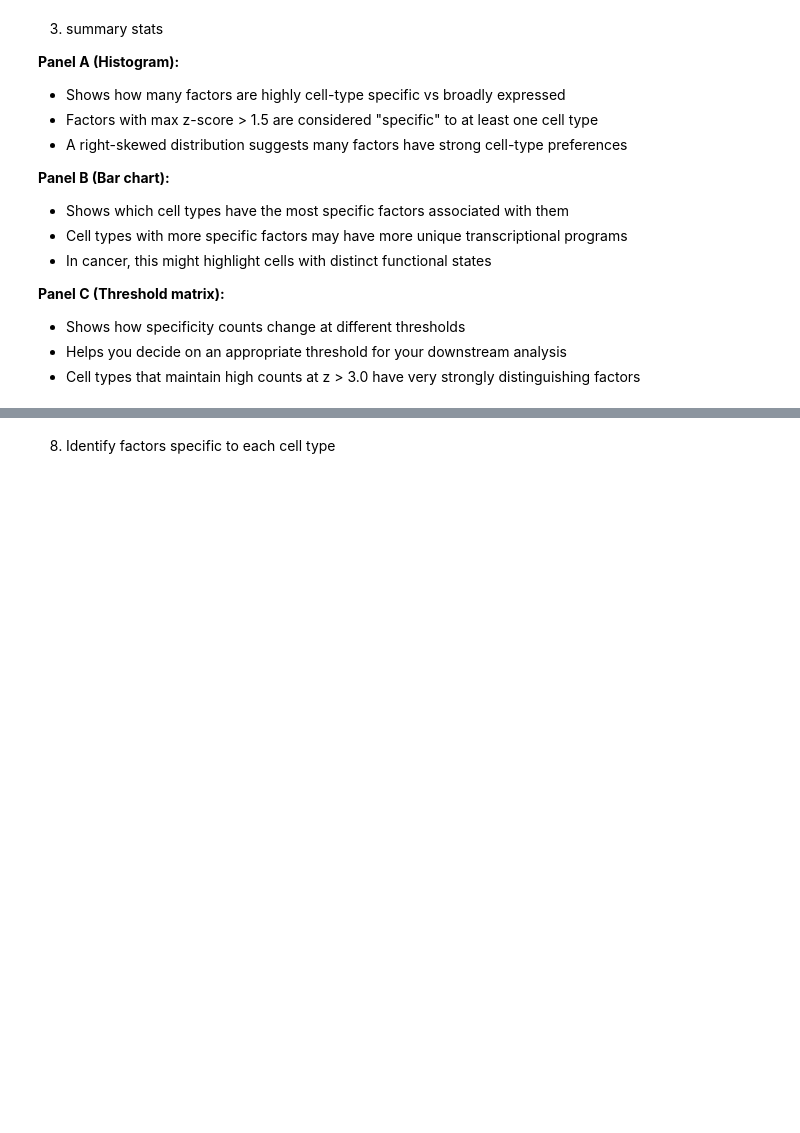
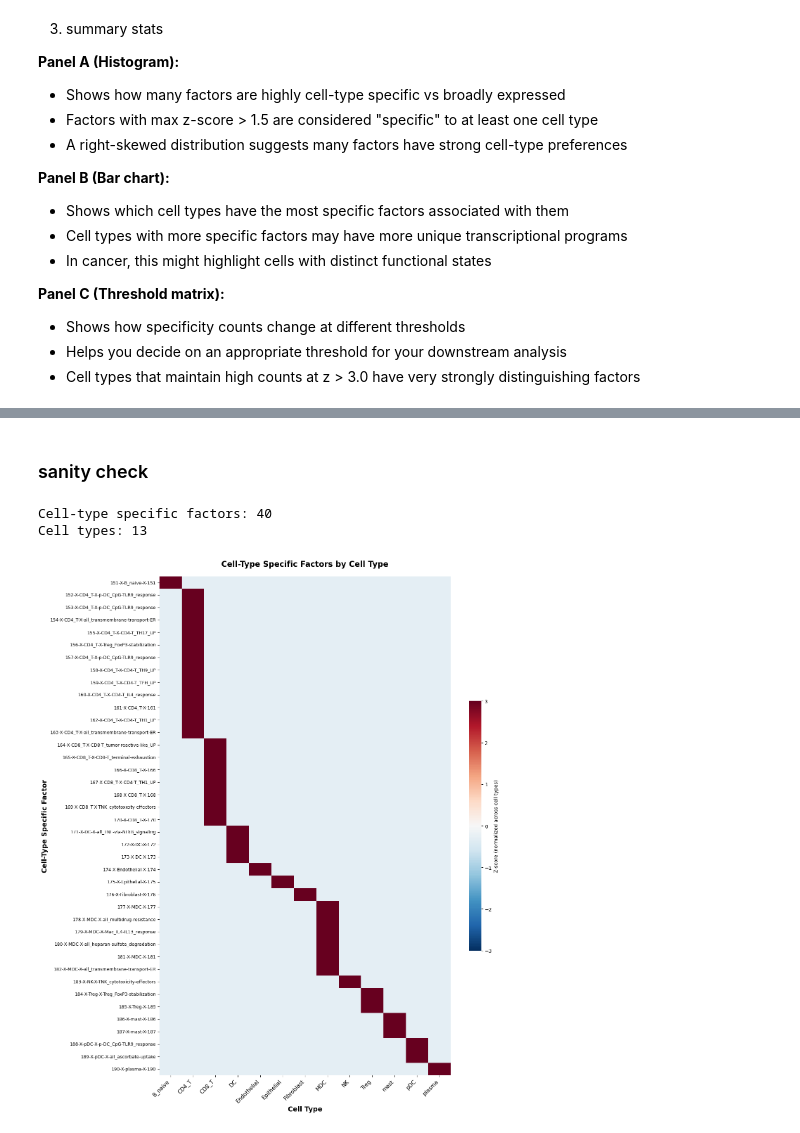
Before and after one commit to sumedhars/dinh-lab-clanp, a Jupyter notebook: spectra_run_and_viz.ipynb, the cells around one changed output, grey strips where cells are left out. Cells and saved outputs as stored; diff of their text form; code cells hidden in the pictures; blank space fills up the shorter version.

```diff
--- a/spectra_run_and_viz.ipynb
+++ b/spectra_run_and_viz.ipynb
@@ -547,2 +618,0 @@ plt.show()
-# %% [markdown]
-8. Identify factors specific to each cell type
@@ -564,0 +619,57 @@ for ct in celltype_factor_zscore.index:
+# %% [markdown]
+### sanity check
+# %%
+# Extract cell-type specific (non-global) factors
+n_global = adata.uns['SPECTRA_L']['global']
+factor_labels_ct_specific = adata.uns['SPECTRA_overlap'].index[n_global:].tolist()
+
+# Get cell scores for cell-type specific factors only
+cell_scores_ct_specific = adata.obsm['SPECTRA_cell_scores'][:, n_global:]
+
+# Create DataFrame
+cell_scores_ct_df = pd.DataFrame(
+    cell_scores_ct_specific,
+    index=adata.obs_names,
+    columns=factor_labels_ct_specific
+)
+cell_scores_ct_df['cell_type'] = adata.obs['spectra_annot_celltype'].values
+cell_scores_ct_df = cell_scores_ct_df.dropna(subset=['cell_type'])
+
+# Calculate median and z-score per cell type
+celltype_factor_median_ct = cell_scores_ct_df.groupby('cell_type').median()
+celltype_factor_zscore_ct = celltype_factor_median_ct.apply(stats.zscore, axis=0).fillna(0)
+
+print(f"Cell-type specific factors: {len(factor_labels_ct_specific)}")
+print(f"Cell types: {len(celltype_factor_zscore_ct)}")
+# %% [output]
+Cell-type specific factors: 40
+Cell types: 13
+# %%
+# VISUALIZATION 1: Heatmap of cell-type specific factors
+heatmap_data_ct = celltype_factor_zscore_ct.T.copy()
+
+n_factors_ct = len(heatmap_data_ct)
+fig_height_ct = max(6, n_factors_ct * 0.4)
+
+fig, ax = plt.subplots(figsize=(14, fig_height_ct))
+sns.heatmap(
+    heatmap_data_ct,
+    cmap='RdBu_r',
+    center=0,
+    vmin=-3,
+    vmax=3,
+    xticklabels=True,
+    yticklabels=True,
+    ax=ax,
+    cbar_kws={'label': 'Z-score (normalized across cell types)', 'shrink': 0.5}
+)
+ax.set_xlabel('Cell Type', fontsize=14, fontweight='bold')
+ax.set_ylabel('Cell-Type Specific Factor', fontsize=14, fontweight='bold')
+ax.set_title('Cell-Type Specific Factors by Cell Type',
+             fontsize=16, fontweight='bold', pad=20)
+plt.xticks(rotation=45, ha='right', fontsize=11)
+plt.yticks(fontsize=9)
+plt.tight_layout()
+plt.show()
+# %% [output]
+[figure, added]
```
Also changed, not shown: parts of 17 cells of this notebook.
